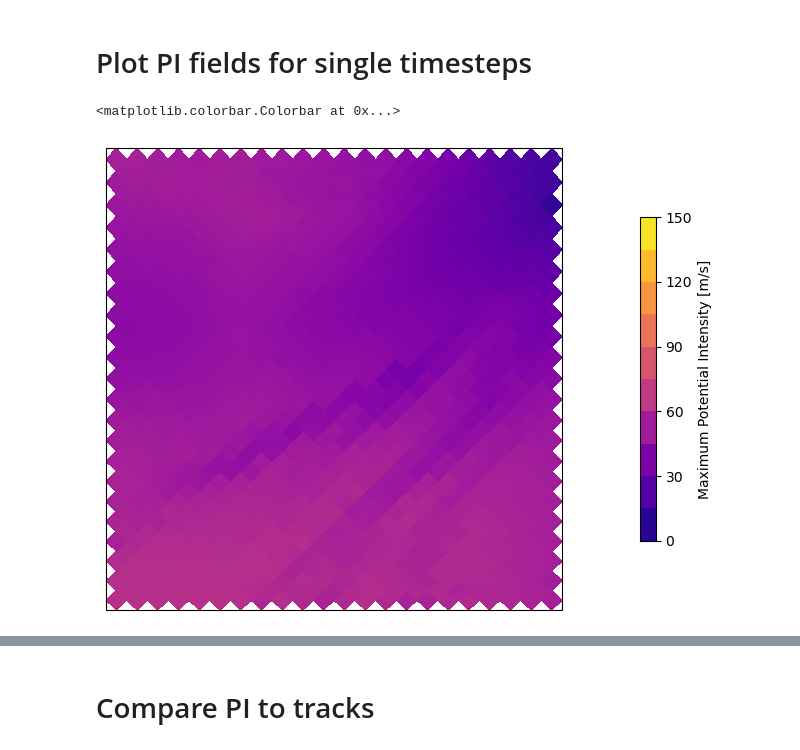
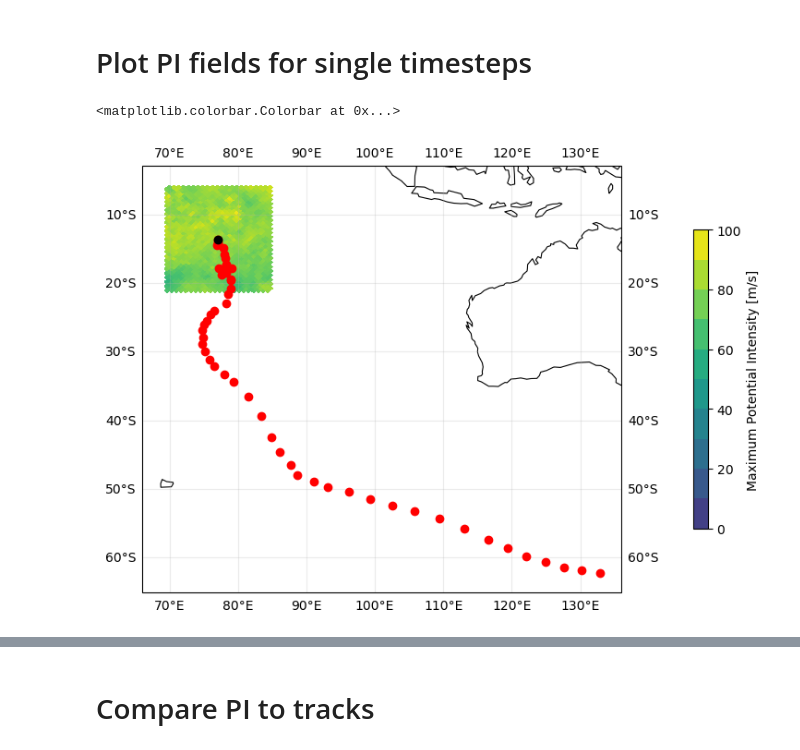
Before and after one commit to alex-1322/hk25-teams, a Jupyter notebook: hk25-TropCyc/notebooks/PI_track.ipynb, the cells around one changed output, grey strips where cells are left out. Drawn from its saved outputs; the diff is of its cells as text; code cells hidden in the pictures.

```diff
--- a/hk25-TropCyc/notebooks/PI_track.ipynb
+++ b/hk25-TropCyc/notebooks/PI_track.ipynb
@@ -53,6 +137,10 @@ else:
 # %% [markdown]
 # Plot all tracks
 # %%
-tracks = huracanpy.load(f"../TC_tracks/{sim_name}.csv")
+if not "icon_" in sim_name:
+    ftrack = f"../TC_tracks/{sim_name}.csv"
+else:
+    ftrack = f"../TC_tracks/2D/{sim_name}.csv"
+tracks = huracanpy.load(ftrack)
 tracks.hrcn.plot_tracks()
 # %% [output]
@@ -66,45 +174,63 @@ out_ds = ux.open_dataset(files_grid[tid], files[tid])
 # %%
 '''new plotting with uxarray'''
-vname="vmax"
-timestep = 0
-
 def restrict_colormap(cmap, interval, levels):
     cmap_ = plt.get_cmap(cmap)
     colors = cmap_(interval, levels)
     return mcolors.LinearSegmentedColormap.from_list(cmap, colors)
 
 def plot_pi(vname, ncolors = 11):
     if vname=="vmax":
-        vmin, vmax = 0, 150
+        vmin, vmax = 0, 100
     elif vname=="pmin":
         vmin, vmax = 800, 1000
     elif vname=="t0":
         vmin, vmax = 200, 300
     cmap = restrict_colormap('viridis', np.linspace(0.15, 1), ncolors)
     levels = np.linspace(vmin, vmax, ncolors)
     norm=mcolors.Normalize(levels[0], levels[-1])
 
     return vmin, vmax, norm, cmap, levels
 
-var = out_ds[vname]
-pc = var[timestep].to_polycollection()
-pc.set_antialiased(False)
-pc.set_cmap("plasma")
-pc.set_clim(vmin, vmax)
-
-lon_bounds = [out_ds.uxgrid.node_lon.min(), out_ds.uxgrid.node_lon.max()]
-lat_bounds = [out_ds.uxgrid.node_lat.min(), out_ds.uxgrid.node_lat.max()]
+if complete_fields:
+    lon_bounds = [out_ds.uxgrid.node_lon.min(), out_ds.uxgrid.node_lon.max()]
+    lat_bounds = [out_ds.uxgrid.node_lat.min(), out_ds.uxgrid.node_lat.max()]
+else:
+    max_lon = out_ds.uxgrid.node_lon.max()+margin_deg
+    min_lon = out_ds.uxgrid.node_lon.min()-margin_deg
+    if max_lon>180:
+        max_lon = max_lon -360
+        central_lon = 180
+    elif min_lon<-180:
+        min_lon = 360 - abs(min_lon)
+        central_lon = 180
+    else:
+        central_lon=0
+    lon_bounds = [min_lon, max_lon]
+    lat_bounds = [out_ds.uxgrid.node_lat.min()-margin_deg,
+                  out_ds.uxgrid.node_lat.max()+margin_deg]
 
 vmin, vmax, norm, cmap, levels = plot_pi(vname)
 
-fig, ax = plt.subplots(figsize=(10, 6), subplot_kw={"projection": ccrs.PlateCarree()})
+pc = var.to_polycollection(projection=ccrs.PlateCarree(central_longitude=central_lon))
+pc.set_antialiased(False)
+pc.set_cmap(cmap)
+pc.set_clim(vmin, vmax)
+
+fig, ax = plt.subplots(figsize=(10, 6), subplot_kw={"projection": ccrs.PlateCarree(central_longitude=central_lon)})
 ax.add_collection(pc)
 
-ax.set_extent([lon_bounds[0], lon_bounds[-1], lat_bounds[0], lat_bounds[-1]])
+ax.scatter(tsel.lon+central_lon, tsel.lat, color='r', marker='o', zorder=3)
+ax.scatter(tsel.lon[ti]+central_lon, tsel.lat[ti], color='k', marker='o', zorder=3)
+
+#ax.set_extent([np.min(lon_bounds), np.max(lon_bounds), lat_bounds[0], lat_bounds[-1]])
+ax.gridlines(draw_labels=True, dms=True, x_inline=False, y_inline=False, alpha=0.25)
+
+#ax.set_extent([-85, -65, 20, 35])
+ax.coastlines(lw=0.8)
 fig.colorbar(pc, boundaries=levels, label=f"{var.standard_name} [{var.units}]",
              shrink=0.7, pad=0.1)
 # %% [output]
 <matplotlib.colorbar.Colorbar at 0x...>
-[figure, old version]
+[figure, new version]
 # %%
 vname="vmax"
```
Also changed, not shown: parts of 30 cells of this notebook, 7 other files.
